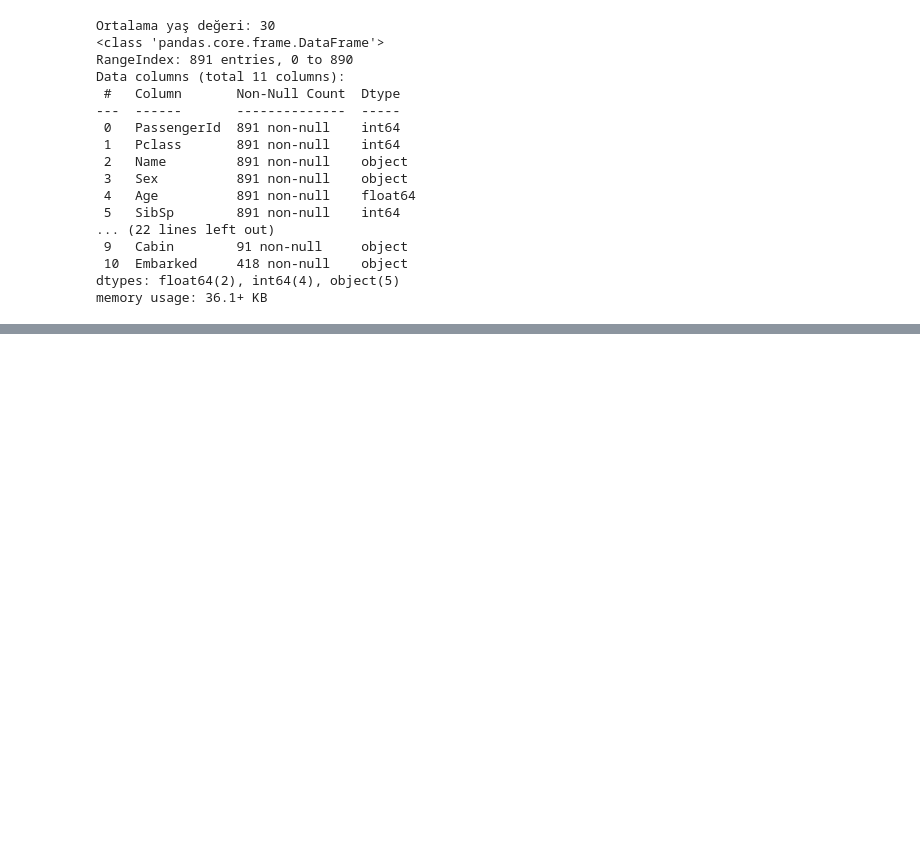
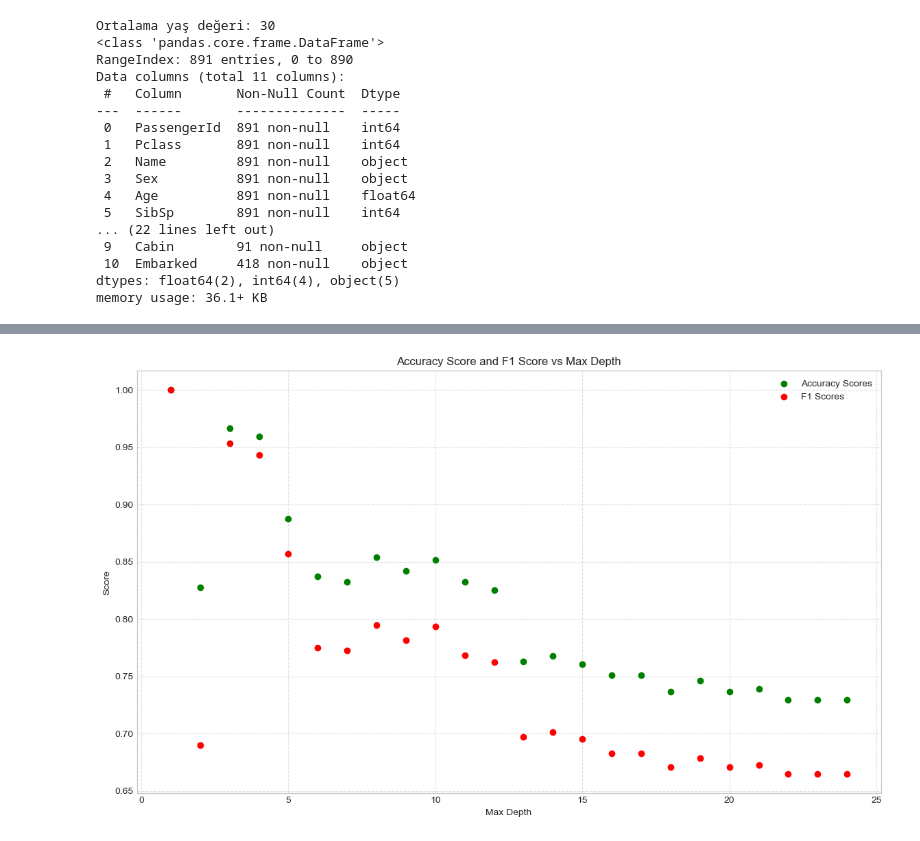
Before and after one commit to Tahir1072a/Titanic-Veri-Analizi, a Jupyter notebook: src/titanic-survive-analysis.ipynb, the cells around one changed output, grey strips where cells are left out. Cells and saved outputs as stored; diff of their text form; code cells hidden in the pictures; blank space fills up the shorter version.

```diff
--- a/src/titanic-survive-analysis.ipynb
+++ b/src/titanic-survive-analysis.ipynb
@@ -236,0 +299,32 @@ Score: 0.8755980861244019
+# %%
+max_depths = range(1, 25, 1)
+acc_list = []
+f1_score_list = []
+
+for idx, max_depth in enumerate(max_depths):
+    tree_clf = DecisionTreeClassifier(criterion="gini", max_depth=max_depth, random_state=42)
+    tree_clf.fit(X_train_scaled, y_train)
+
+    y_pred = tree_clf.predict(X_test_scaled)
+
+    accuracy = accuracy_score(y_test, y_pred)
+    f1 = f1_score(y_test, y_pred)
+    f1_score_list.append(f1)
+    acc_list.append(accuracy)
+
+plt.style.use('seaborn-v0_8-whitegrid')
+plt.figure(figsize=(14,8))
+plt.scatter(x=max_depths, y=acc_list, c="green", label="Accuracy Scores")
+plt.scatter(x=max_depths, y=f1_score_list, c="red", label="F1 Scores")
+
+plt.title("Accuracy Score and F1 Score vs Max Depth")
+plt.xlabel("Max Depth")
+plt.ylabel("Score")
+plt.legend(loc="best")
+plt.grid(True, linestyle='--', alpha=0.6)
+plt.show()
+
+# Burada max depth 1 olduğunda hepsinin doğru çıkma sebebi test veri setinde erkek olup hayatta kalan yok ve kadın olup ölen yok.
+# Grafiğe bakılarak 3, 4 ve 5 değerlerinden birisi hyperparameter olarak seçilebilir.
+# %% [output]
+[figure, added]
```
Also changed, not shown: parts of 10 cells of this notebook, 1 other file.
